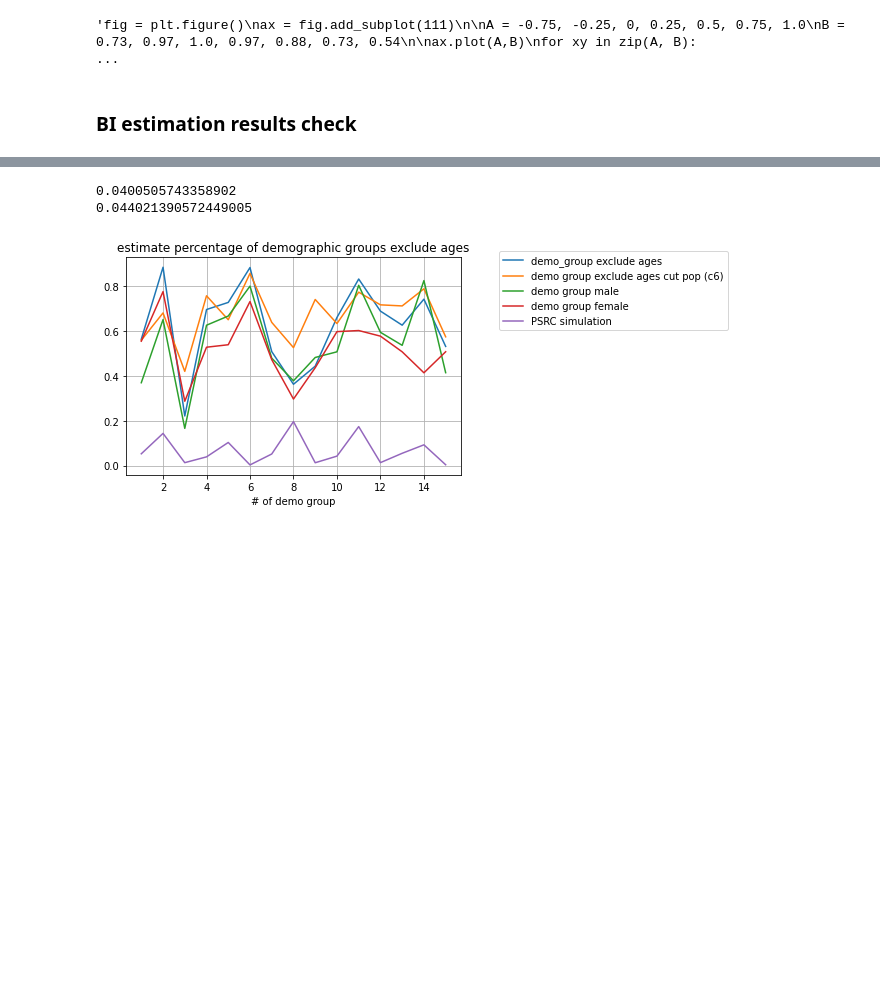
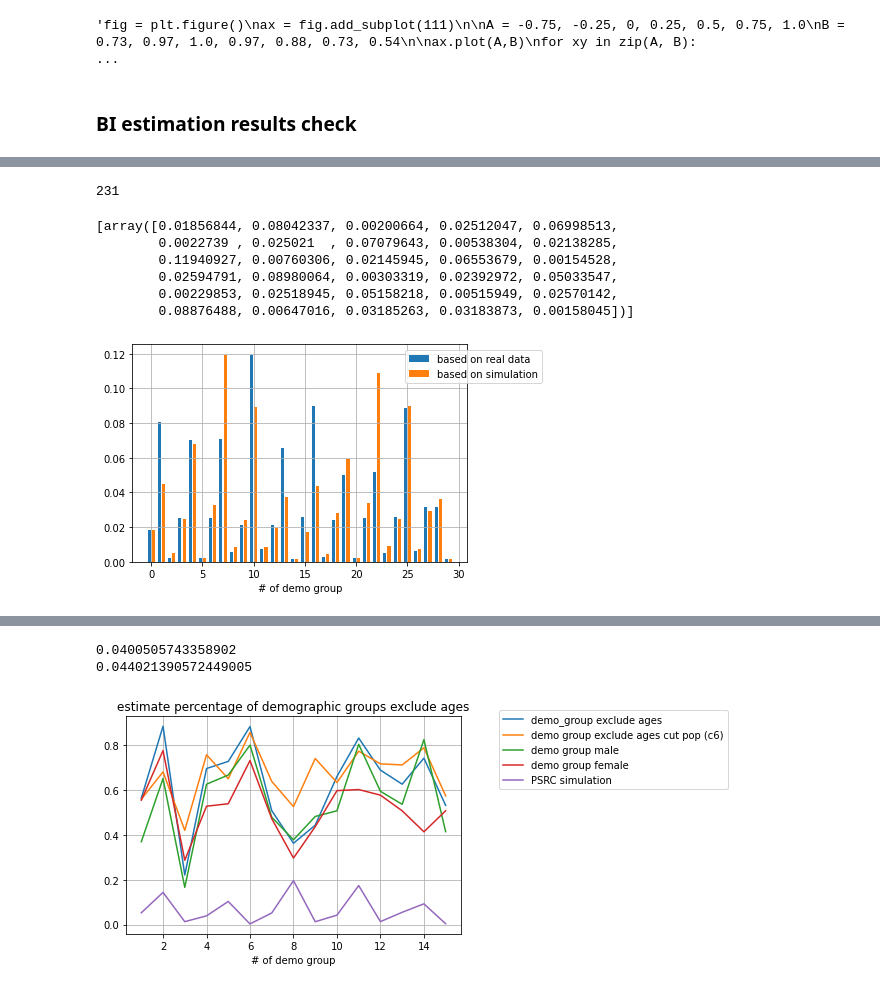
Before and after one commit to Yiran6/app_baseddata_processing, a Jupyter notebook: PSRC_od_simulation_2018_data_processing.ipynb, the cells around one changed output, grey strips where cells are left out. Cells and saved outputs as stored; diff of their text form; code cells hidden in the pictures; blank space fills up the shorter version.

```diff
--- a/PSRC_od_simulation_2018_data_processing.ipynb
+++ b/PSRC_od_simulation_2018_data_processing.ipynb
@@ -1796,0 +1789,4 @@ BI_est_result_all
+# %%
+BI_sim_input = pd.read_csv('person_BI_all.csv', index_col=0)
+BI_sim_est = pd.read_csv('fit_result_sim_all.csv', nrows=31)
+BI_sim_input.columns
@@ -1855,0 +1876,2 @@ colnames = np.array(demo_group_dt_landuse_hm.columns)
+# %%
+BI_sim_input['sum'] = np.sum(BI_sim_input[BI_colnames[2:32]], axis=1)
@@ -1855,0 +1887,6 @@ colnames = np.array(demo_group_dt_landuse_hm.columns)
+# %%
+BI_colnames = BI_sim_input.columns
+# %%
+len(BI_colnames)
+# %% [output]
+231
@@ -1855,0 +1896,26 @@ colnames = np.array(demo_group_dt_landuse_hm.columns)
+# %%
+mean_val_sim = get_data_mean(BI_sim_input, BI_colnames[-90:-60])
+est_per_all_sim = get_data_mean(BI_sim_input, BI_colnames[-30:])
+# %%
+est_per_all_sim
+# %% [output]
+[array([0.01856844, 0.08042337, 0.00200664, 0.02512047, 0.06998513,
+        0.0022739 , 0.025021  , 0.07079643, 0.00538304, 0.02138285,
+        0.11940927, 0.00760306, 0.02145945, 0.06553679, 0.00154528,
+        0.02594791, 0.08980064, 0.00303319, 0.02392972, 0.05033547,
+        0.00229853, 0.02518945, 0.05158218, 0.00515949, 0.02570142,
+        0.08876488, 0.00647016, 0.03185263, 0.03183873, 0.00158045])]
+# %%
+x_val = list(range(1, 31))
+x_axis = np.arange(len(x_val))
+fig = plt.figure()
+ax2 = plt.subplot(111)
+#ax2.set_title('estimated rate of demographic groups vs. actual per')
+ax2.bar(x_axis-0.2, est_per_all_sim[0], 0.3, label='based on real data')
+ax2.bar(x_axis+0.2, mean_val_sim[0][:30], 0.3, label='based on simulation')
+ax2.set_xlabel('# of demo group')
+#ax2.legend(bbox_to_anchor=(1, -0.5))
+ax2.legend(bbox_to_anchor=(0.8, 0.8))
+ax2.grid()
+# %% [output]
+[figure, added]
```
Also changed, not shown: parts of 19 cells of this notebook, 5 other files.
